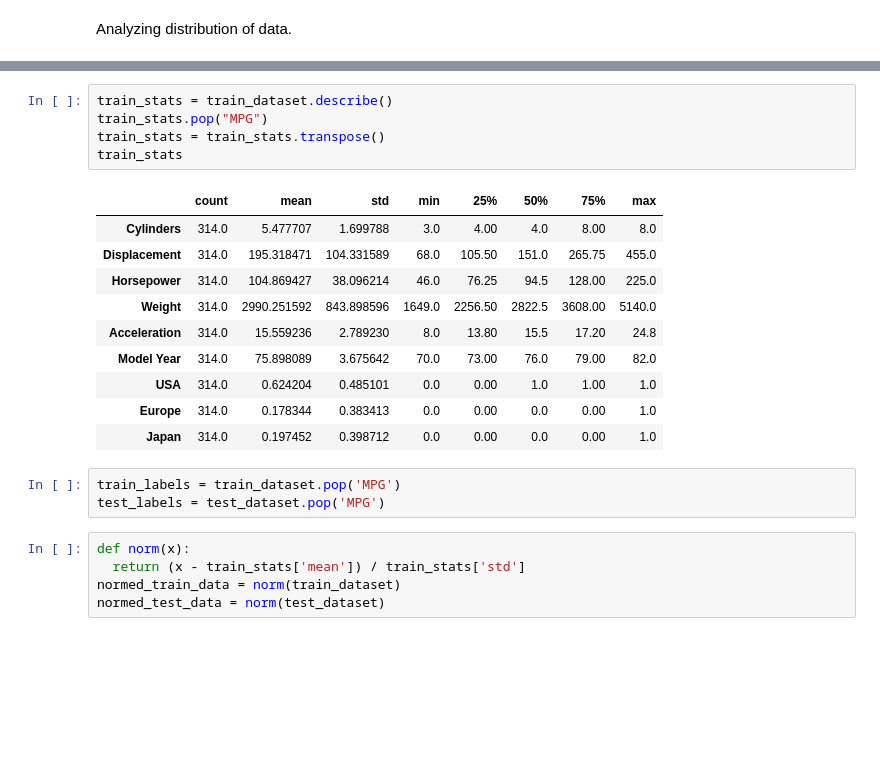
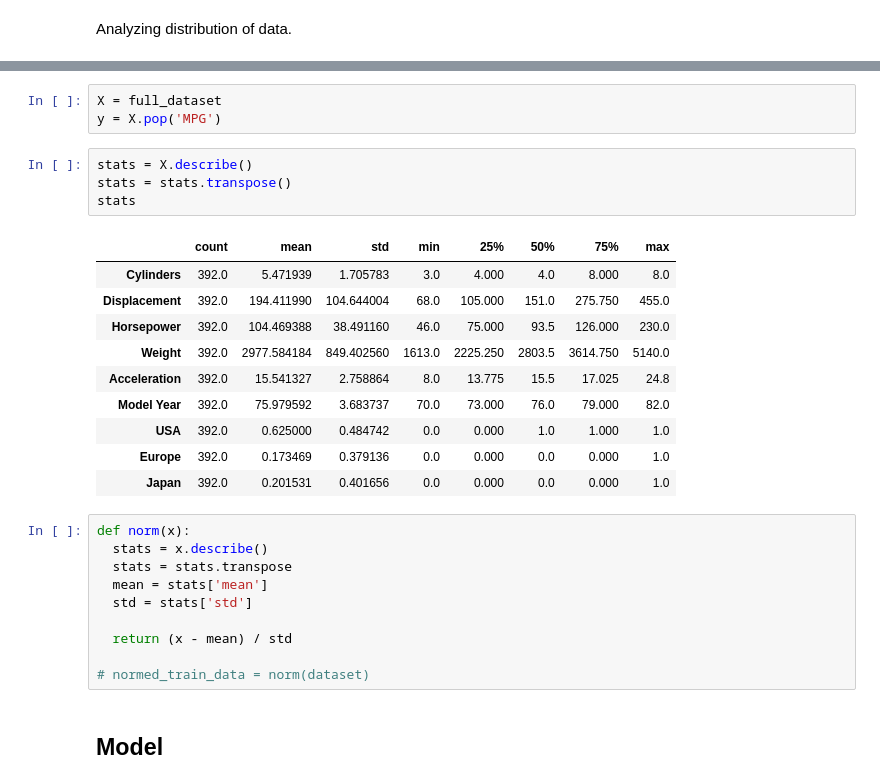
Before and after one commit to IvonLuiz/auto-mpg-prediction, a Jupyter notebook: predicting_fuel_consumption.ipynb, the cells around one changed output, grey strips where cells are left out. Saved outputs shown, nothing was run; the diff lists cells and outputs as text; blank space fills up the shorter version.

```diff
--- a/predicting_fuel_consumption.ipynb
+++ b/predicting_fuel_consumption.ipynb
@@ -109,24 +110,30 @@ sns.pairplot(train_dataset[["MPG", "Cylinders", "Displacement", "Weight"]], diag
-# %%
-train_stats = train_dataset.describe()
-train_stats.pop("MPG")
-train_stats = train_stats.transpose()
-train_stats
-# %% [output]
-|  | count | mean | std | min | 25% | 50% | 75% | max |
-| Cylinders | 314.0 | 5.477707 | 1.699788 | 3.0 | 4.00 | 4.0 | 8.00 | 8.0 |
-| Displacement | 314.0 | 195.318471 | 104.331589 | 68.0 | 105.50 | 151.0 | 265.75 | 455.0 |
-| Horsepower | 314.0 | 104.869427 | 38.096214 | 46.0 | 76.25 | 94.5 | 128.00 | 225.0 |
-| Weight | 314.0 | 2990.251592 | 843.898596 | 1649.0 | 2256.50 | 2822.5 | 3608.00 | 5140.0 |
-| Acceleration | 314.0 | 15.559236 | 2.789230 | 8.0 | 13.80 | 15.5 | 17.20 | 24.8 |
-| Model Year | 314.0 | 75.898089 | 3.675642 | 70.0 | 73.00 | 76.0 | 79.00 | 82.0 |
-| USA | 314.0 | 0.624204 | 0.485101 | 0.0 | 0.00 | 1.0 | 1.00 | 1.0 |
-| Europe | 314.0 | 0.178344 | 0.383413 | 0.0 | 0.00 | 0.0 | 0.00 | 1.0 |
-| Japan | 314.0 | 0.197452 | 0.398712 | 0.0 | 0.00 | 0.0 | 0.00 | 1.0 |
-# %%
-train_labels = train_dataset.pop('MPG')
-test_labels = test_dataset.pop('MPG')
+# %%
+X = full_dataset
+y = X.pop('MPG')
+# %%
+stats = X.describe()
+stats = stats.transpose()
+stats
+# %% [output]
+|  | count | mean | std | min | 25% | 50% | 75% | max |
+| Cylinders | 392.0 | 5.471939 | 1.705783 | 3.0 | 4.000 | 4.0 | 8.000 | 8.0 |
+| Displacement | 392.0 | 194.411990 | 104.644004 | 68.0 | 105.000 | 151.0 | 275.750 | 455.0 |
+| Horsepower | 392.0 | 104.469388 | 38.491160 | 46.0 | 75.000 | 93.5 | 126.000 | 230.0 |
+| Weight | 392.0 | 2977.584184 | 849.402560 | 1613.0 | 2225.250 | 2803.5 | 3614.750 | 5140.0 |
+| Acceleration | 392.0 | 15.541327 | 2.758864 | 8.0 | 13.775 | 15.5 | 17.025 | 24.8 |
+| Model Year | 392.0 | 75.979592 | 3.683737 | 70.0 | 73.000 | 76.0 | 79.000 | 82.0 |
+| USA | 392.0 | 0.625000 | 0.484742 | 0.0 | 0.000 | 1.0 | 1.000 | 1.0 |
+| Europe | 392.0 | 0.173469 | 0.379136 | 0.0 | 0.000 | 0.0 | 0.000 | 1.0 |
+| Japan | 392.0 | 0.201531 | 0.401656 | 0.0 | 0.000 | 0.0 | 0.000 | 1.0 |
 # %%
 def norm(x):
-  return (x - train_stats['mean']) / train_stats['std']
-normed_train_data = norm(train_dataset)
-normed_test_data = norm(test_dataset)
+  stats = x.describe()
+  stats = stats.transpose
+  mean = stats['mean']
+  std = stats['std']
+
+  return (x - mean) / std
+
+# normed_train_data = norm(dataset)
+# %% [markdown]
+## Model
```
Also changed, not shown: parts of 20 cells of this notebook.
